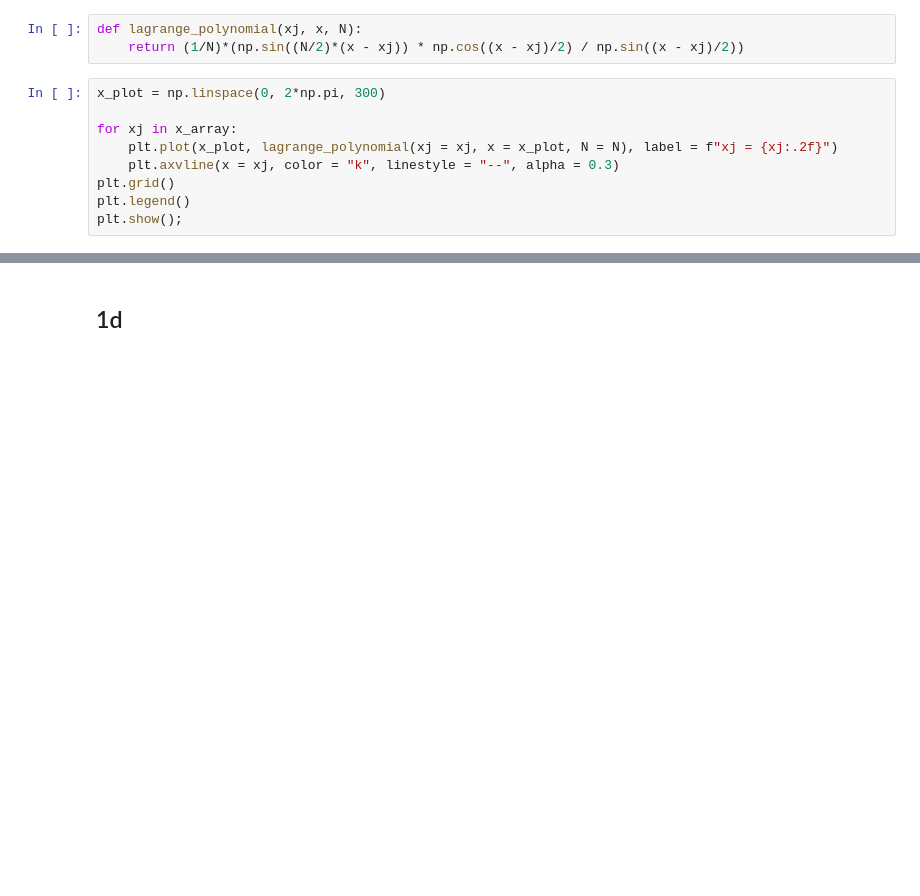
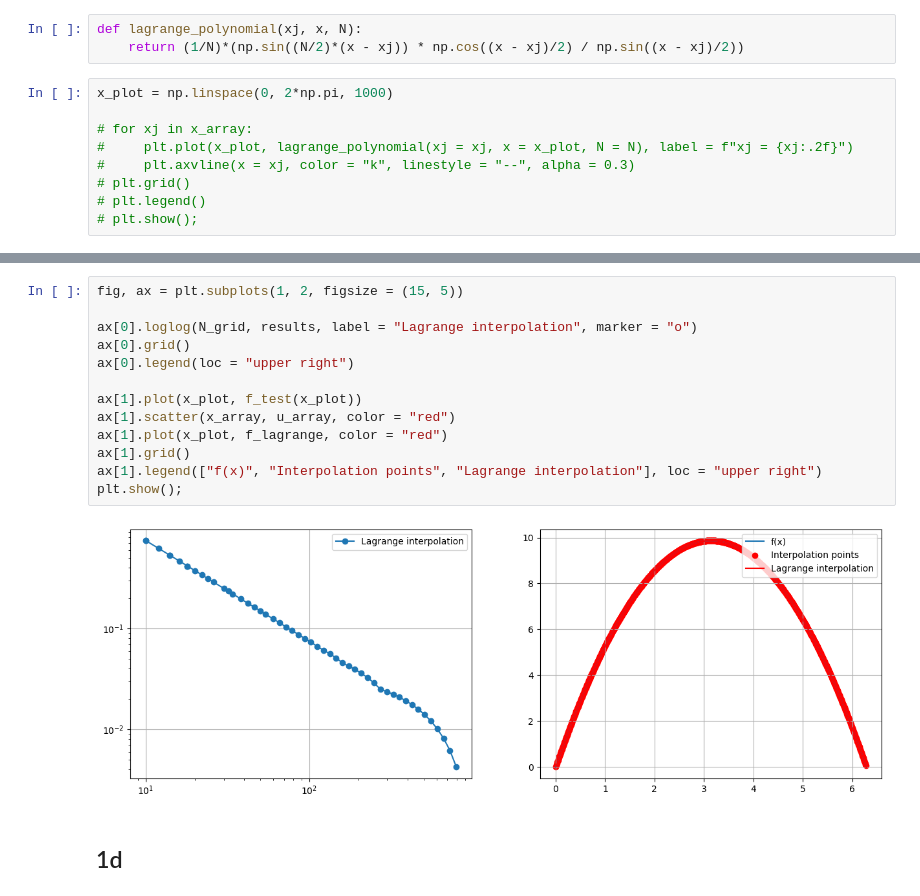
Before and after one commit to JeppeKlitgaard/02689-Advanced-Numerical-Methods, a Jupyter notebook: assignment_1/tb_exercise_1.ipynb, the cells around one changed output, grey strips where cells are left out. Cells and saved outputs as stored; diff of their text form; blank space fills up the shorter version.

```diff
--- a/assignment_1/tb_exercise_1.ipynb
+++ b/assignment_1/tb_exercise_1.ipynb
@@ -77,11 +79,11 @@ print(x_array)
 def lagrange_polynomial(xj, x, N):
     return (1/N)*(np.sin((N/2)*(x - xj)) * np.cos((x - xj)/2) / np.sin((x - xj)/2))
 # %%
-x_plot = np.linspace(0, 2*np.pi, 300)
+x_plot = np.linspace(0, 2*np.pi, 1000)
 
-for xj in x_array:
-    plt.plot(x_plot, lagrange_polynomial(xj = xj, x = x_plot, N = N), label = f"xj = {xj:.2f}")
-    plt.axvline(x = xj, color = "k", linestyle = "--", alpha = 0.3)
-plt.grid()
-plt.legend()
-plt.show();
+# for xj in x_array:
+#     plt.plot(x_plot, lagrange_polynomial(xj = xj, x = x_plot, N = N), label = f"xj = {xj:.2f}")
+#     plt.axvline(x = xj, color = "k", linestyle = "--", alpha = 0.3)
+# plt.grid()
+# plt.legend()
+# plt.show();
@@ -111,3 +127,18 @@ plt.plot(x_plot, f_lagrange, color = "red")
+# %%
+fig, ax = plt.subplots(1, 2, figsize = (15, 5))
+
+ax[0].loglog(N_grid, results, label = "Lagrange interpolation", marker = "o")
+ax[0].grid()
+ax[0].legend(loc = "upper right")
+
+ax[1].plot(x_plot, f_test(x_plot))
+ax[1].scatter(x_array, u_array, color = "red")
+ax[1].plot(x_plot, f_lagrange, color = "red")
+ax[1].grid()
+ax[1].legend(["f(x)", "Interpolation points", "Lagrange interpolation"], loc = "upper right")
+plt.show();
+# %% [output]
+[figure, added]
 # %% [markdown]
 ## 1d
 # %%
```
Also changed, not shown: parts of 31 cells of this notebook, 1 other file.
